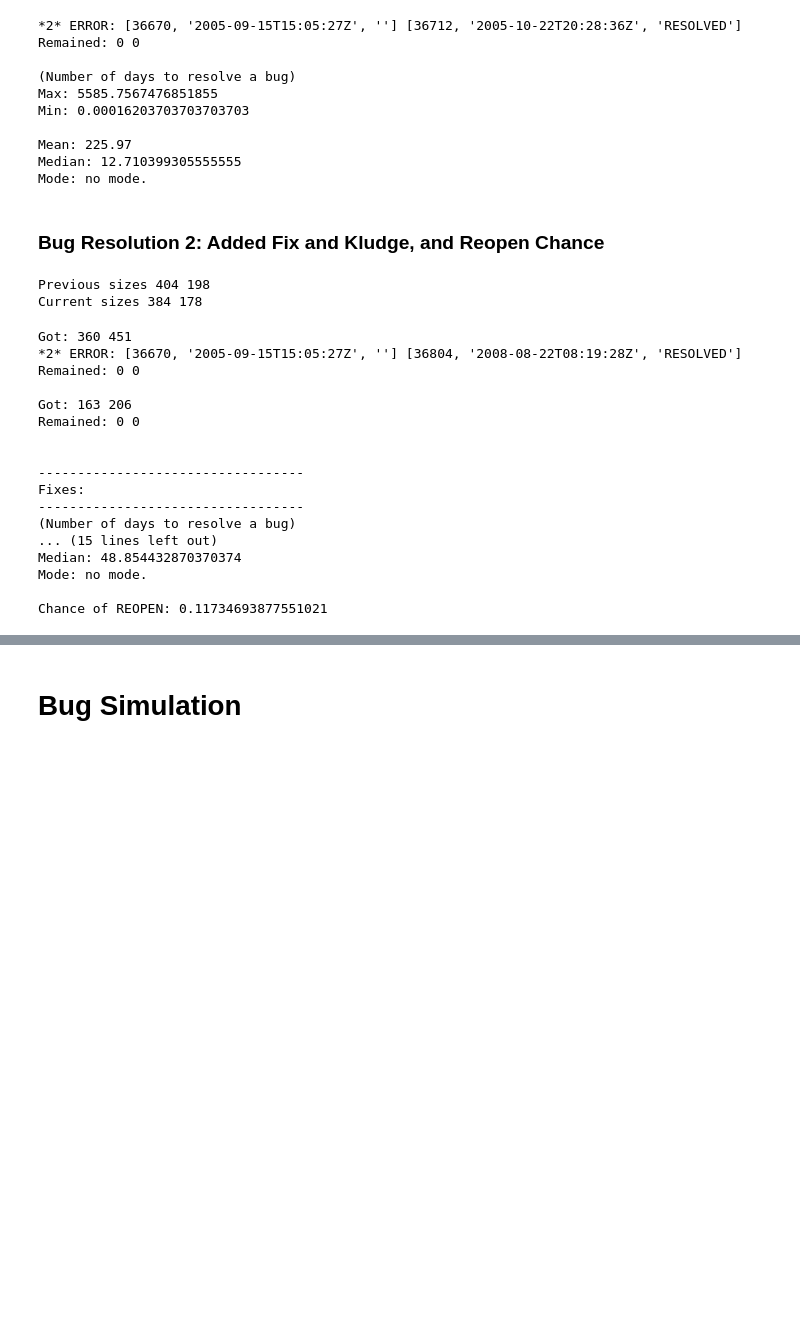
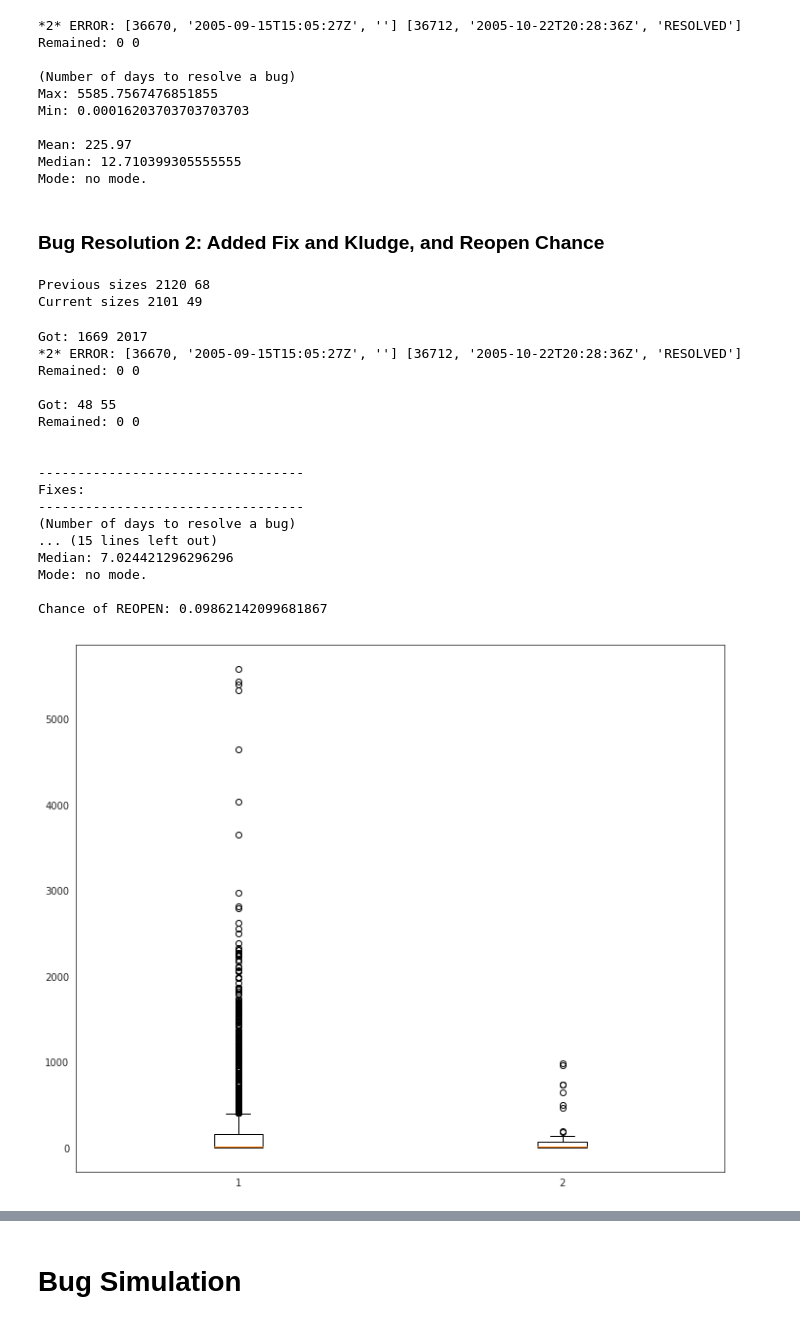
Before and after one commit to danikgan/COMP0138-Simulation, a Jupyter notebook: Simulation_Model.ipynb, the cells around one changed output, grey strips where cells are left out. Saved outputs shown, nothing was run; the diff lists cells and outputs as text; code cells hidden in the pictures; blank space fills up the shorter version.

Commit message:
Update Simulation_Model.ipynb
 - additional graphs for size of fix and kludge

```diff
--- a/Simulation_Model.ipynb
+++ b/Simulation_Model.ipynb
@@ -219,11 +222,12 @@ Mode: 0.0
 
 #@markdown ### Enter the acceptable proportion of alerts per line of code
 #@markdown The bigger the number, the easier it is to avoid a kludge. 0 means all alerts are kludges. 1 means there were as many alerts as there were added new lines.
-quality_of_code = 0 #@param {type:"slider", min:0, max:1, step:0.01}
+quality_of_code = 0.05 #@param {type:"slider", min:0, max:1, step:0.01}
 
 #@markdown ### At least how many lines a commit must be (in terms of lines added)
 #@markdown Commits smaller than this number of lines will be ignored.
-minimal_number_of_lines = 50 #@param {type:"integer"}
+minimal_number_of_lines = 0 #@param {type:"integer"}
+maximal_number_of_lines = 1000000 #@param {type:"integer"}
 # %%
 #@title Get developers' fix / kludge distribution
 # checking the developers involved:
@@ -261,7 +265,7 @@ class Developers():
       dev_tuple.append([email, 0, 0]) # initialise for each unique email
 
       for i in range(2, len(self.sheet['B'])+1, 1):
-        if email in self.sheet['B'+str(i)].value and self.sheet['I'+str(i)].value > minimal_number_of_lines:
+        if email in self.sheet['B'+str(i)].value and self.sheet['I'+str(i)].value > minimal_number_of_lines and self.sheet['I'+str(i)].value < maximal_number_of_lines:
           dev_tuple[-1][1] += 1 # increase the count of total commits
 
           alert_per_line = 0
@@ -275,12 +279,12 @@ class Developers():
             if bug_ids is not None:
               for bug_id in bug_ids:
                 if bug_id != "":
-                  self.kludges.append(bug_id)
+                  self.kludges.append([bug_id, self.sheet['I'+str(i)].value])
           else:
             if bug_ids is not None:
               for bug_id in bug_ids:
                 if bug_id != "":
-                  self.fixes.append(bug_id)
+                  self.fixes.append([bug_id, self.sheet['I'+str(i)].value])
 
     return dev_tuple
 
@@ -327,9 +331,14 @@ class Developers():
     return self.dev_stats
 
   def return_kludges(self):
-    return self.kludges
+    return [x[0] for x in self.kludges]
   def return_fixes(self):
-    return self.fixes
+    return [x[0] for x in self.fixes]
+
+  def return_kludges_size(self):
+    return [x[1] for x in self.kludges]
+  def return_fixes_size(self):
+    return [x[1] for x in self.fixes]
 
 developers = Developers()
 # %% [output]
@@ -832,8 +841,8 @@ if yes_or_no:
       global_devs_kludge.remove(i)
 print("Current sizes",len(global_devs_fix), len(global_devs_kludge))
 # %% [output]
-Previous sizes 404 198
-Current sizes 384 178
+Previous sizes 2120 68
+Current sizes 2101 49
 # %%
 #@title Analysing bug resolution: "OPENED" - "RESOLVED" per FIX or per KLUDGE
 # Added knowledge: needs to know which bug is a Fix, and which is a Kludge
@@ -842,6 +851,13 @@ class ResolutionTime():
   def reopen_chance(self):
     self.total_resolved = 0
     self.total_reopened = 0
+
+#   def reopen_chance_fk(self):
+#     self.fix_reopen = 0
+#     self.fix_resolved = 0
+
+#     self.kludge_reopen = 0
+#     self.kludge_resolved = 0
 
   def get_resolved_reopened_status(self, bug_type):
     workbook = load_workbook('data/bugzilla-history.xlsx')
@@ -880,6 +896,8 @@ class ResolutionTime():
 
 
   def get_resolution_periods(self, history, bug_type):
+#     self.reopen_chance() # initiating the distribution
+
     workbook = load_workbook('data/bugzilla-overview.xlsx')
     sheet = workbook['Bugs Overview']
 
@@ -936,6 +954,7 @@ class ResolutionTime():
 
         if len(history) > 1:
           while history[0][0] == all_bugs[0][0] and history[0][2] == "REOPENED":
+#             self.total_reopened += 1
             start = history[0] # reopened
             end = history[1] # resolved
 
@@ -952,6 +971,7 @@ class ResolutionTime():
             if len(history) > 1: continue
             else: break
 
+#         self.total_resolved += 1
         del all_bugs[0]
 
       else:
@@ -975,10 +995,14 @@ class ResolutionTime():
     self.reopen_chance() # initiating the distribution
     statuses_fixes = self.get_resolved_reopened_status(global_devs_fix)
     statuses_kludges = self.get_resolved_reopened_status(global_devs_kludge)
-    self.chance_of_reopen = self.total_reopened / self.total_resolved # calculating the results
+
 
     res_time_fixes = self.get_resolution_periods(statuses_fixes, global_devs_fix)
+#     self.chance_of_reopen_f = self.total_reopened / self.total_resolved # calculating the results
     res_time_kludges = self.get_resolution_periods(statuses_kludges, global_devs_kludge)
+#     self.chance_of_reopen_k = self.total_reopened / self.total_resolved # calculating the results
+
+    self.chance_of_reopen = self.total_reopened / self.total_resolved # calculating the results
 
     # removing -ve numbers, which is a weird behaviour by Bugzilla
     self.new_res_time_fixes = self.remove_negative_values(res_time_fixes)
@@ -996,6 +1020,8 @@ class ResolutionTime():
     self.global_resolution_time = global_resolution_time
 
     print("\nChance of REOPEN:", self.chance_of_reopen)
+#     print("\nChance of REOPEN FIX:", self.chance_of_reopen_f)
+#     print("Chance of REOPEN KLUDGE:", self.chance_of_reopen_k)
 
   def return_res_fixes(self):
     return self.new_res_time_fixes
@@ -1006,17 +1032,25 @@ class ResolutionTime():
   def return_reopen_chance(self):
     return self.chance_of_reopen
 
+#   def return_reopen_chance_f(self):
+#     return self.chance_of_reopen_f
+
+#   def return_reopen_chance_k(self):
+#     return self.chance_of_reopen_k
+
 res_time_per_fix_kludge = ResolutionTime()
 
 global_fixes_periods = res_time_per_fix_kludge.return_res_fixes()
 global_kludges_periods = res_time_per_fix_kludge.return_res_kludges()
 global_chance_of_reopen = res_time_per_fix_kludge.return_reopen_chance()
+# global_chance_of_reopen_f = res_time_per_fix_kludge.return_reopen_chance_f()
+# global_chance_of_reopen_k = res_time_per_fix_kludge.return_reopen_chance_k()
 # %% [output]
-Got: 360 451
-*2* ERROR: [36670, '2005-09-15T15:05:27Z', ''] [36804, '2008-08-22T08:19:28Z', 'RESOLVED']
+Got: 1669 2017
+*2* ERROR: [36670, '2005-09-15T15:05:27Z', ''] [36712, '2005-10-22T20:28:36Z', 'RESOLVED']
 Remained: 0 0
 
-Got: 163 206
+Got: 48 55
 Remained: 0 0
 
 
@@ -1025,7 +1059,14 @@ Fixes:
 ----------------------------------
 (Number of days to resolve a bug)
 ... (15 lines left out)
-Median: 48.854432870370374
+Median: 7.024421296296296
 Mode: no mode.
 
-Chance of REOPEN: 0.11734693877551021
+Chance of REOPEN: 0.09862142099681867
+# %%
+plt.figure(figsize=(12,10))
+data_to_plot = [global_fixes_periods, global_kludges_periods]
+plt.boxplot(data_to_plot)
+plt.show()
+# %% [output]
+[figure, added]
```
Also changed, not shown: parts of 17 cells of this notebook.
